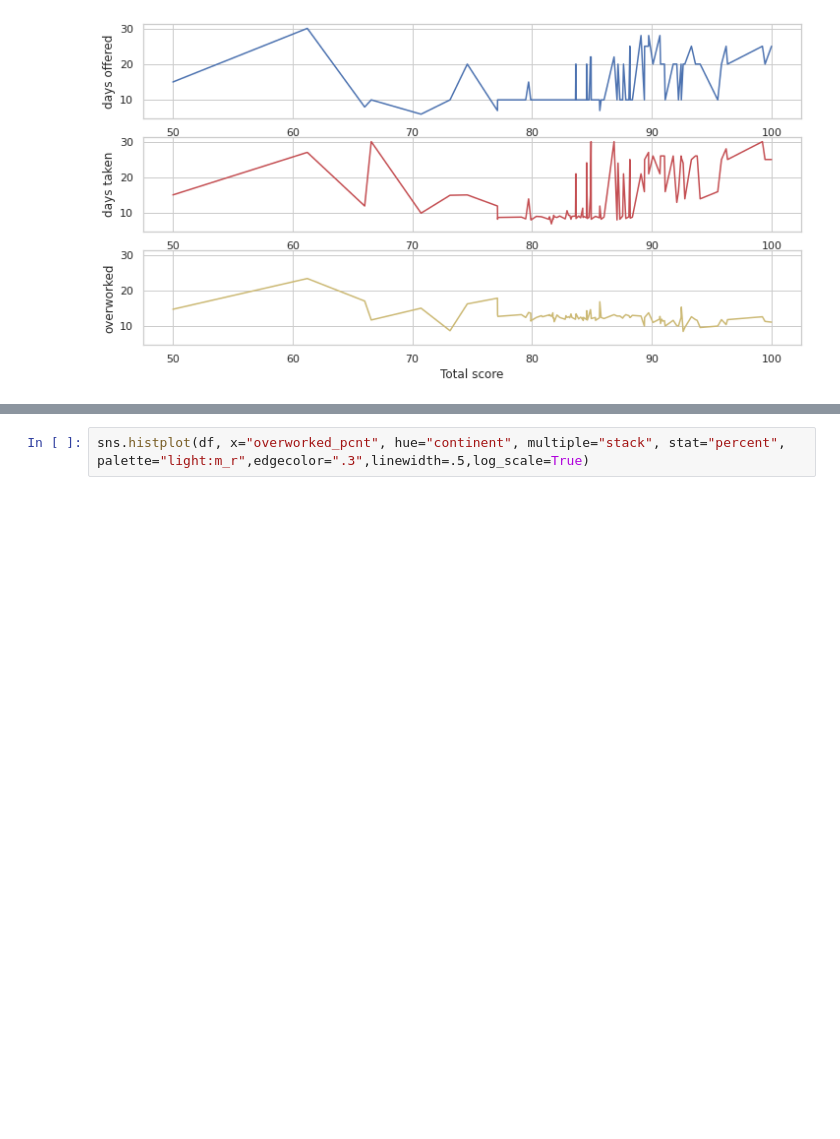
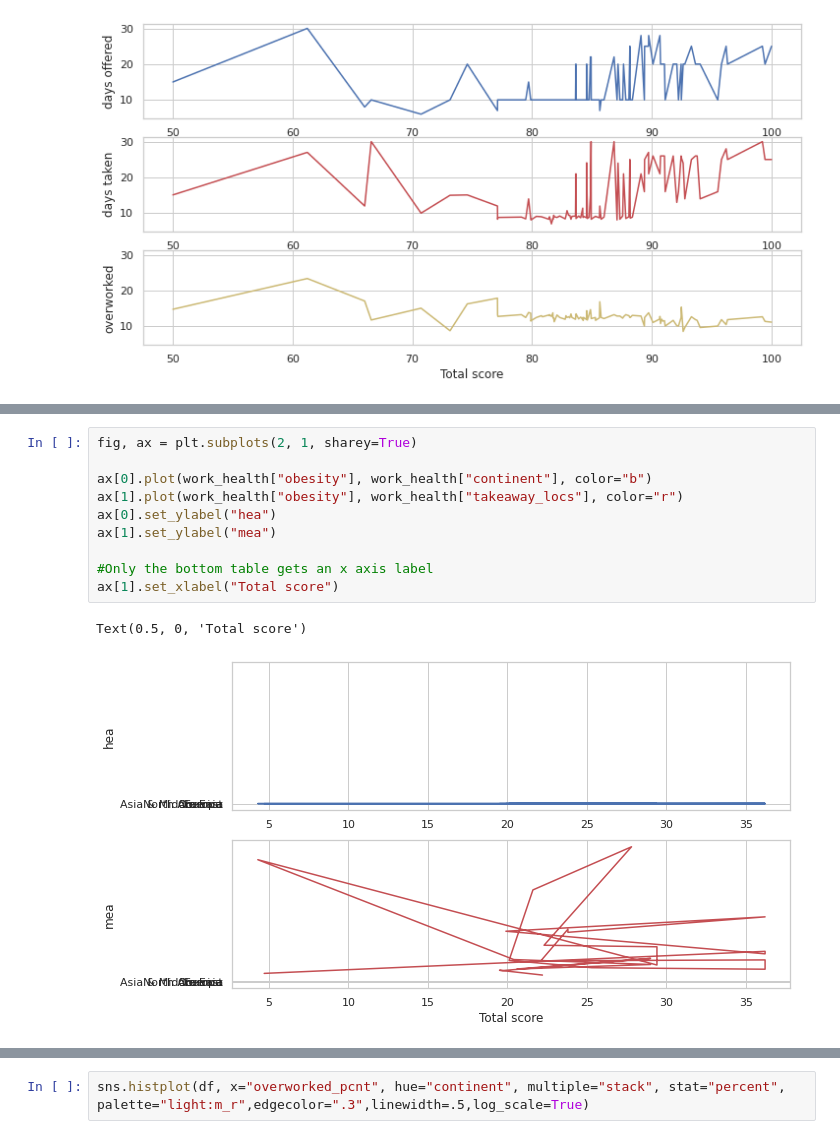
Before and after one commit to oheag2/UCDPA_GillianOHea, a Jupyter notebook: GillianOHea_FinalProject.ipynb, the cells around one changed output, grey strips where cells are left out. Saved outputs shown, nothing was run; the diff lists cells and outputs as text; blank space fills up the shorter version.

```diff
--- a/GillianOHea_FinalProject.ipynb
+++ b/GillianOHea_FinalProject.ipynb
@@ -317,0 +482,13 @@ plt.legend(bbox_to_anchor=(1.02, 1), loc='upper left', borderaxespad=0, title="A
+# %%
+fig, ax = plt.subplots(2, 1, sharey=True)
+
+ax[0].plot(work_health["obesity"], work_health["continent"], color="b")
+ax[1].plot(work_health["obesity"], work_health["takeaway_locs"], color="r")
+ax[0].set_ylabel("hea")
+ax[1].set_ylabel("mea")
+
+#Only the bottom table gets an x axis label
+ax[1].set_xlabel("Total score")
+# %% [output]
+Text(0.5, 0, 'Total score')
+[figure, added]
```
Also changed, not shown: parts of 30 cells of this notebook.
